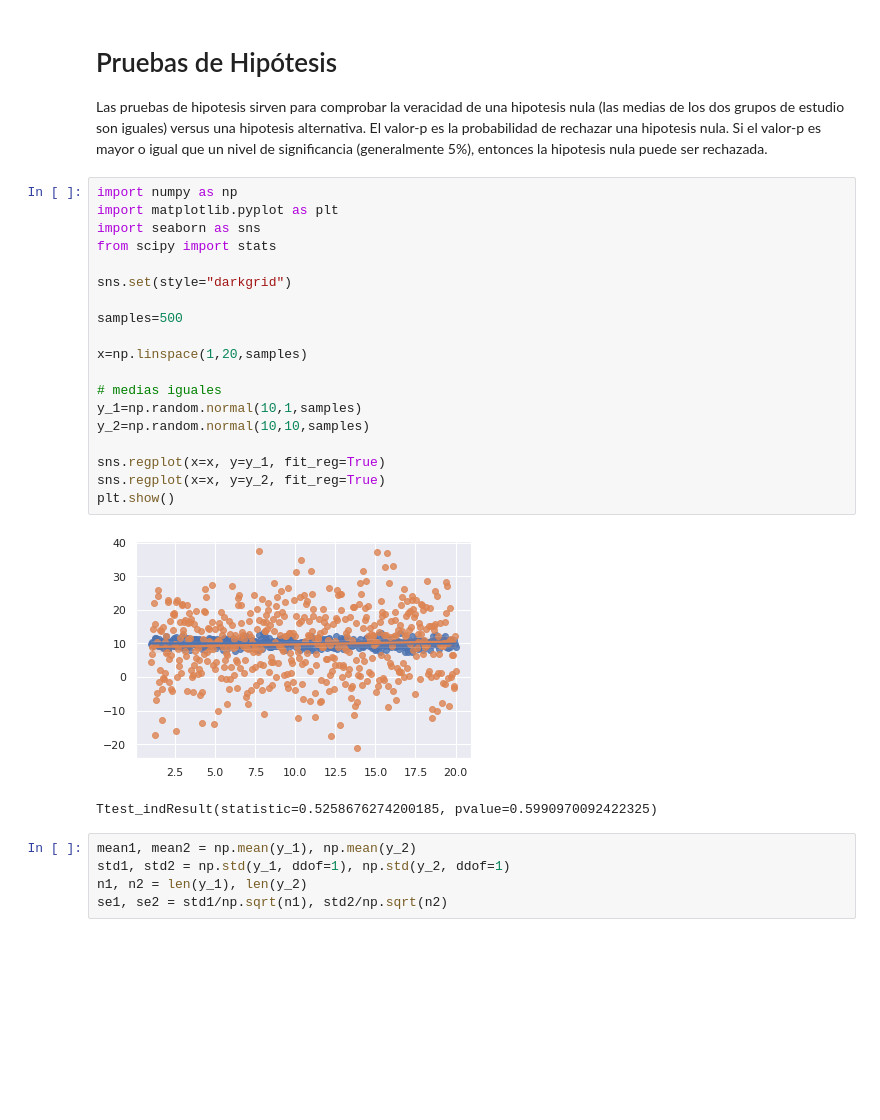
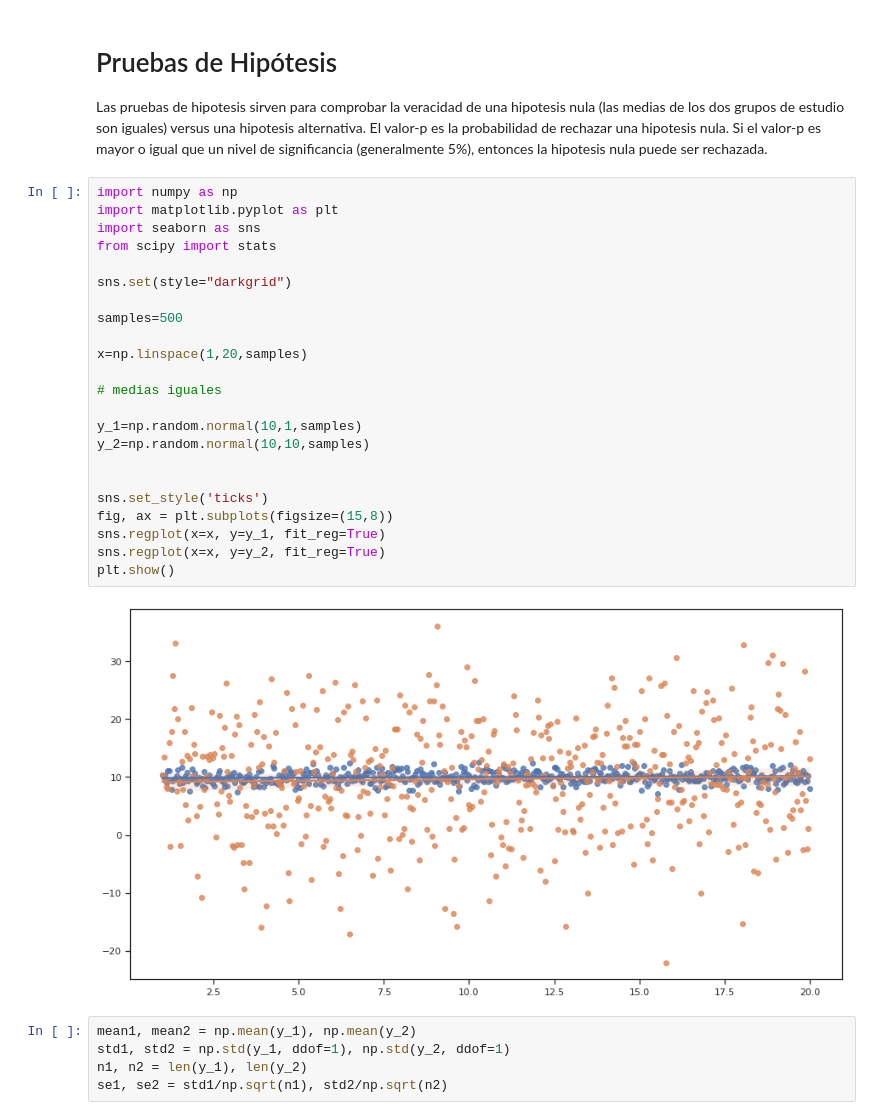
Before and after one commit to sherna90/analisis_algoritmos, a Jupyter notebook: 2.-diseno_experimentos.ipynb, the cells around one changed output. Cells and saved outputs as stored; diff of their text form; blank space fills up the shorter version.

```diff
--- a/2.-diseno_experimentos.ipynb
+++ b/2.-diseno_experimentos.ipynb
@@ -16,25 +16,28 @@ Las pruebas de hipotesis sirven para comprobar la veracidad de una hipotesis nul
 # %%
 import numpy as np
 import matplotlib.pyplot as plt
 import seaborn as sns
 from scipy import stats
 
 sns.set(style="darkgrid")
 
 samples=500
 
 x=np.linspace(1,20,samples)
 
 # medias iguales
+
 y_1=np.random.normal(10,1,samples)
 y_2=np.random.normal(10,10,samples)
 
+
+sns.set_style('ticks')
+fig, ax = plt.subplots(figsize=(15,8))
 sns.regplot(x=x, y=y_1, fit_reg=True)
 sns.regplot(x=x, y=y_2, fit_reg=True)
 plt.show()
 # %% [output]
-[figure, old version]
+[figure, new version]
-Ttest_indResult(statistic=0.5258676274200185, pvalue=0.5990970092422325)
 # %%
 mean1, mean2 = np.mean(y_1), np.mean(y_2)
 std1, std2 = np.std(y_1, ddof=1), np.std(y_2, ddof=1)
```
Also changed, not shown: parts of 9 cells of this notebook.
